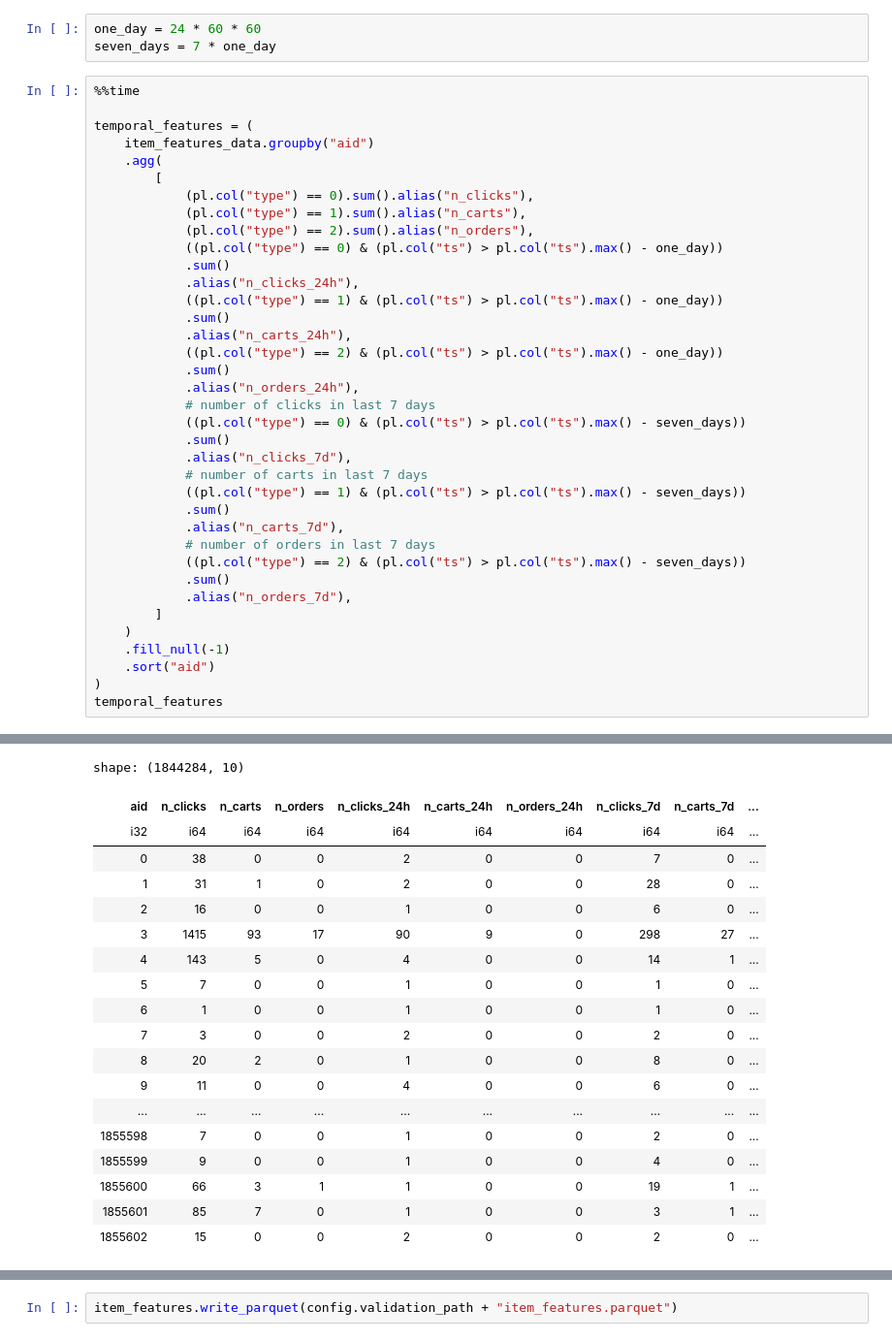
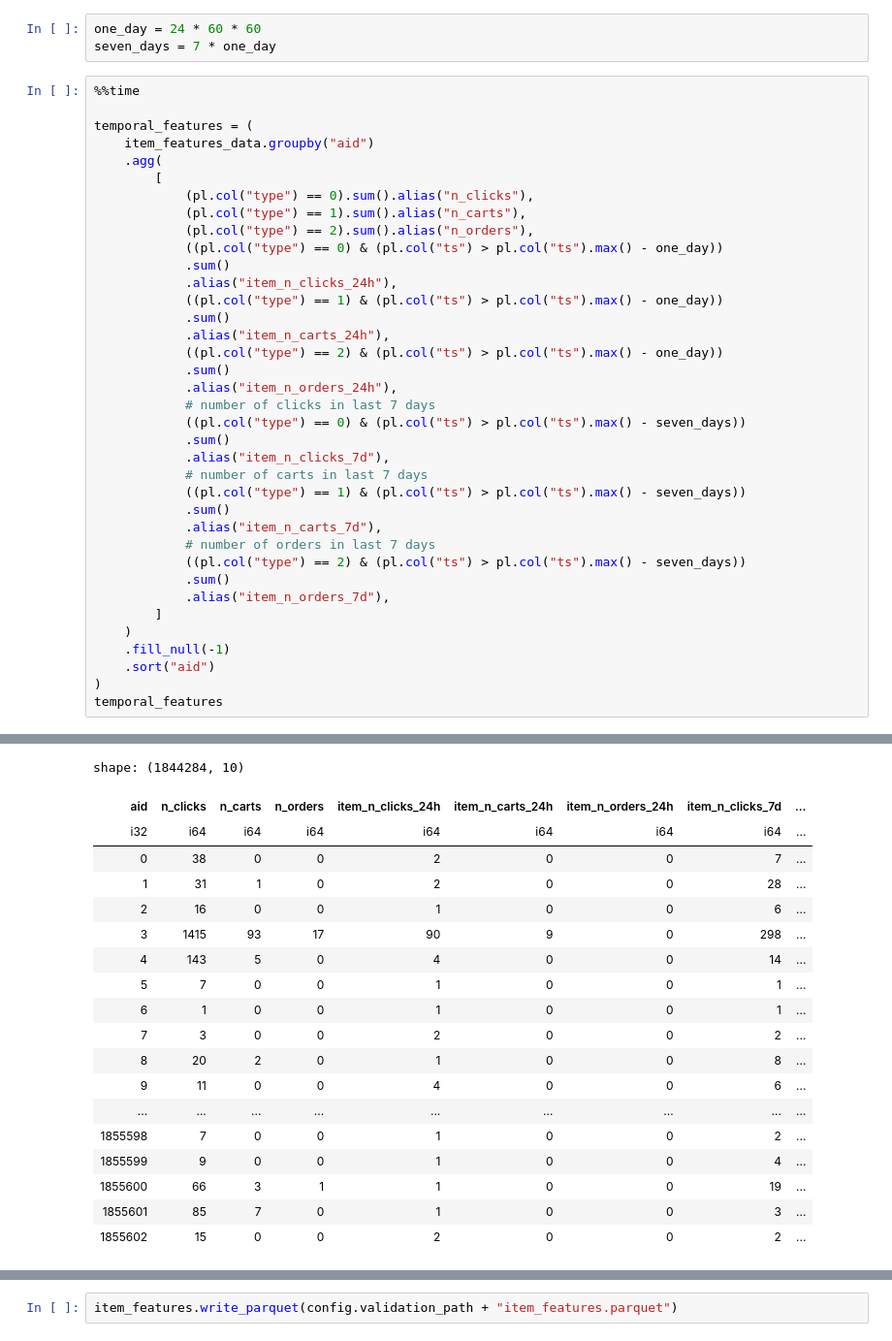
Before and after one commit to parthpankajtiwary/otto-recsys, a Jupyter notebook: notebooks/Otto-Recsys-Ranking-candidate-dataframe.ipynb, the cells around one changed output, grey strips where cells are left out. Shown at 97% size. Drawn from its saved outputs; the diff is of its cells as text.

```diff
--- a/notebooks/Otto-Recsys-Ranking-candidate-dataframe.ipynb
+++ b/notebooks/Otto-Recsys-Ranking-candidate-dataframe.ipynb
@@ -95,25 +95,25 @@ temporal_features = (
             (pl.col("type") == 2).sum().alias("n_orders"),
             ((pl.col("type") == 0) & (pl.col("ts") > pl.col("ts").max() - one_day))
             .sum()
-            .alias("n_clicks_24h"),
+            .alias("item_n_clicks_24h"),
             ((pl.col("type") == 1) & (pl.col("ts") > pl.col("ts").max() - one_day))
             .sum()
-            .alias("n_carts_24h"),
+            .alias("item_n_carts_24h"),
             ((pl.col("type") == 2) & (pl.col("ts") > pl.col("ts").max() - one_day))
             .sum()
-            .alias("n_orders_24h"),
+            .alias("item_n_orders_24h"),
             # number of clicks in last 7 days
             ((pl.col("type") == 0) & (pl.col("ts") > pl.col("ts").max() - seven_days))
             .sum()
-            .alias("n_clicks_7d"),
+            .alias("item_n_clicks_7d"),
             # number of carts in last 7 days
             ((pl.col("type") == 1) & (pl.col("ts") > pl.col("ts").max() - seven_days))
             .sum()
-            .alias("n_carts_7d"),
+            .alias("item_n_carts_7d"),
             # number of orders in last 7 days
             ((pl.col("type") == 2) & (pl.col("ts") > pl.col("ts").max() - seven_days))
             .sum()
-            .alias("n_orders_7d"),
+            .alias("item_n_orders_7d"),
         ]
     )
     .fill_null(-1)
@@ -126,22 +126,22 @@ Wall time: 16.2 s
 shape: (1844284, 10)
-| aid | n_clicks | n_carts | n_orders | n_clicks_24h | n_carts_24h | n_orders_24h | n_clicks_7d | n_carts_7d | ... |
-| i32 | i64 | i64 | i64 | i64 | i64 | i64 | i64 | i64 | ... |
-| 0 | 38 | 0 | 0 | 2 | 0 | 0 | 7 | 0 | ... |
-| 1 | 31 | 1 | 0 | 2 | 0 | 0 | 28 | 0 | ... |
-| 2 | 16 | 0 | 0 | 1 | 0 | 0 | 6 | 0 | ... |
-| 3 | 1415 | 93 | 17 | 90 | 9 | 0 | 298 | 27 | ... |
-| 4 | 143 | 5 | 0 | 4 | 0 | 0 | 14 | 1 | ... |
-| 5 | 7 | 0 | 0 | 1 | 0 | 0 | 1 | 0 | ... |
-| 6 | 1 | 0 | 0 | 1 | 0 | 0 | 1 | 0 | ... |
-| 7 | 3 | 0 | 0 | 2 | 0 | 0 | 2 | 0 | ... |
-| 8 | 20 | 2 | 0 | 1 | 0 | 0 | 8 | 0 | ... |
-| 9 | 11 | 0 | 0 | 4 | 0 | 0 | 6 | 0 | ... |
-| ... | ... | ... | ... | ... | ... | ... | ... | ... | ... |
-| 1855598 | 7 | 0 | 0 | 1 | 0 | 0 | 2 | 0 | ... |
-| 1855599 | 9 | 0 | 0 | 1 | 0 | 0 | 4 | 0 | ... |
-| 1855600 | 66 | 3 | 1 | 1 | 0 | 0 | 19 | 1 | ... |
-| 1855601 | 85 | 7 | 0 | 1 | 0 | 0 | 3 | 1 | ... |
-| 1855602 | 15 | 0 | 0 | 2 | 0 | 0 | 2 | 0 | ... |
+| aid | n_clicks | n_carts | n_orders | item_n_clicks_24h | item_n_carts_24h | item_n_orders_24h | item_n_clicks_7d | ... |
+| i32 | i64 | i64 | i64 | i64 | i64 | i64 | i64 | ... |
+| 0 | 38 | 0 | 0 | 2 | 0 | 0 | 7 | ... |
+| 1 | 31 | 1 | 0 | 2 | 0 | 0 | 28 | ... |
+| 2 | 16 | 0 | 0 | 1 | 0 | 0 | 6 | ... |
+| 3 | 1415 | 93 | 17 | 90 | 9 | 0 | 298 | ... |
+| 4 | 143 | 5 | 0 | 4 | 0 | 0 | 14 | ... |
+| 5 | 7 | 0 | 0 | 1 | 0 | 0 | 1 | ... |
+| 6 | 1 | 0 | 0 | 1 | 0 | 0 | 1 | ... |
+| 7 | 3 | 0 | 0 | 2 | 0 | 0 | 2 | ... |
+| 8 | 20 | 2 | 0 | 1 | 0 | 0 | 8 | ... |
+| 9 | 11 | 0 | 0 | 4 | 0 | 0 | 6 | ... |
+| ... | ... | ... | ... | ... | ... | ... | ... | ... |
+| 1855598 | 7 | 0 | 0 | 1 | 0 | 0 | 2 | ... |
+| 1855599 | 9 | 0 | 0 | 1 | 0 | 0 | 4 | ... |
+| 1855600 | 66 | 3 | 1 | 1 | 0 | 0 | 19 | ... |
+| 1855601 | 85 | 7 | 0 | 1 | 0 | 0 | 3 | ... |
+| 1855602 | 15 | 0 | 0 | 2 | 0 | 0 | 2 | ... |
 # %%
 time_features = (
     item_features_data.groupby("aid")
```
Also changed, not shown: parts of 26 cells of this notebook.
